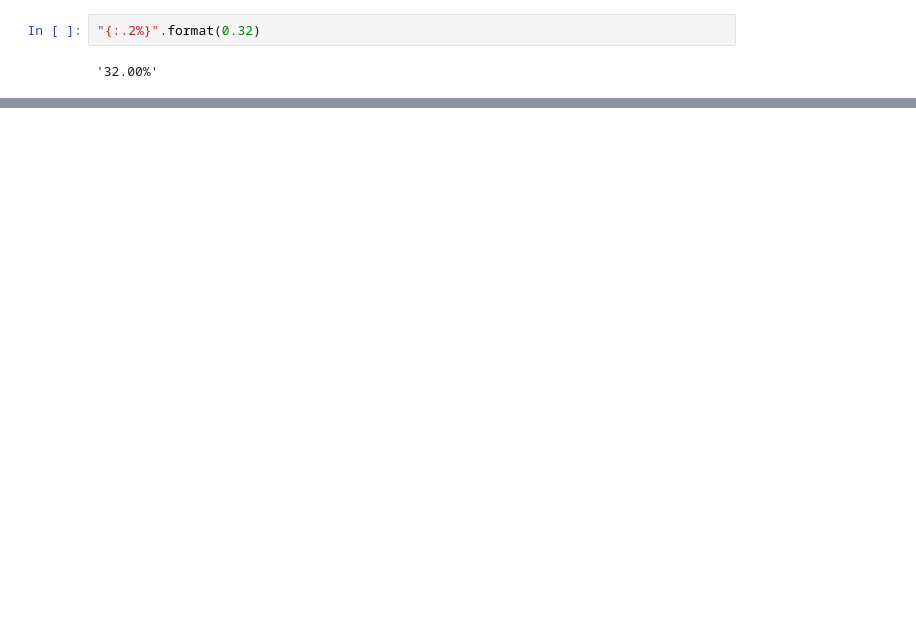
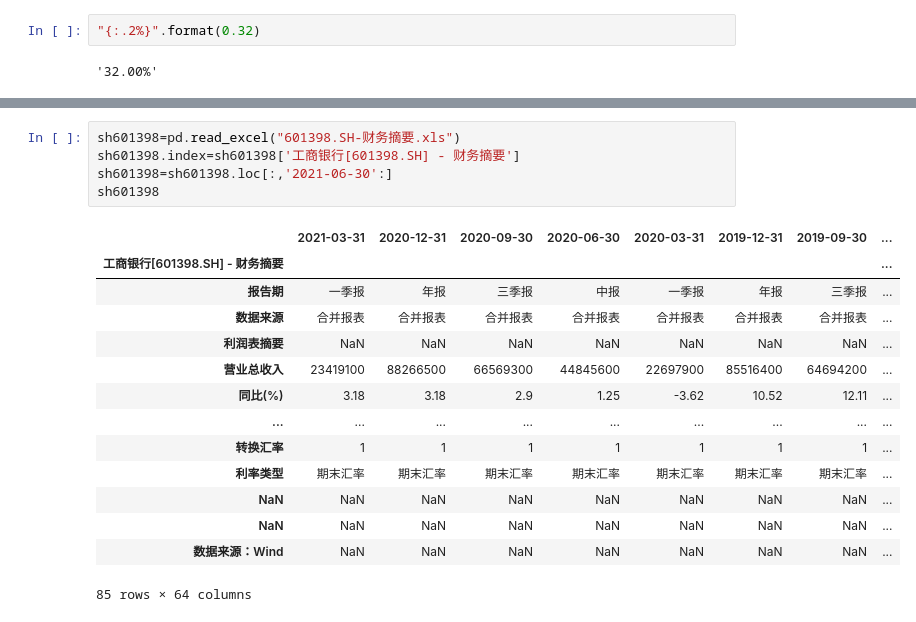
Before and after one commit to hyang1985/First-digital, a Jupyter notebook: 首位数定律.ipynb, the cells around one changed output, grey strips where cells are left out. Drawn from its saved outputs; the diff is of its cells as text; blank space fills up the shorter version.

```diff
--- a/首位数定律.ipynb
+++ b/首位数定律.ipynb
@@ -183,0 +273,20 @@ Name: Series Name, dtype: int64
+# %%
+sh601398=pd.read_excel("601398.SH-财务摘要.xls")
+sh601398.index=sh601398['工商银行[601398.SH] - 财务摘要']
+sh601398=sh601398.loc[:,'2021-06-30':]
+sh601398
+# %% [output]
+|  | 2021-03-31 | 2020-12-31 | 2020-09-30 | 2020-06-30 | 2020-03-31 | 2019-12-31 | 2019-09-30 | ... |
+| 工商银行[601398.SH] - 财务摘要 |  |  |  |  |  |  |  | ... |
+| 报告期 | 一季报 | 年报 | 三季报 | 中报 | 一季报 | 年报 | 三季报 | ... |
+| 数据来源 | 合并报表 | 合并报表 | 合并报表 | 合并报表 | 合并报表 | 合并报表 | 合并报表 | ... |
+| 利润表摘要 | NaN | NaN | NaN | NaN | NaN | NaN | NaN | ... |
+| 营业总收入 | 23419100 | 88266500 | 66569300 | 44845600 | 22697900 | 85516400 | 64694200 | ... |
+| 同比(%) | 3.18 | 3.18 | 2.9 | 1.25 | -3.62 | 10.52 | 12.11 | ... |
+| ... | ... | ... | ... | ... | ... | ... | ... | ... |
+| 转换汇率 | 1 | 1 | 1 | 1 | 1 | 1 | 1 | ... |
+| 利率类型 | 期末汇率 | 期末汇率 | 期末汇率 | 期末汇率 | 期末汇率 | 期末汇率 | 期末汇率 | ... |
+| NaN | NaN | NaN | NaN | NaN | NaN | NaN | NaN | ... |
+| NaN | NaN | NaN | NaN | NaN | NaN | NaN | NaN | ... |
+| 数据来源：Wind | NaN | NaN | NaN | NaN | NaN | NaN | NaN | ... |
+85 rows × 64 columns
```
Also changed, not shown: parts of 12 cells of this notebook, 4 other files.
